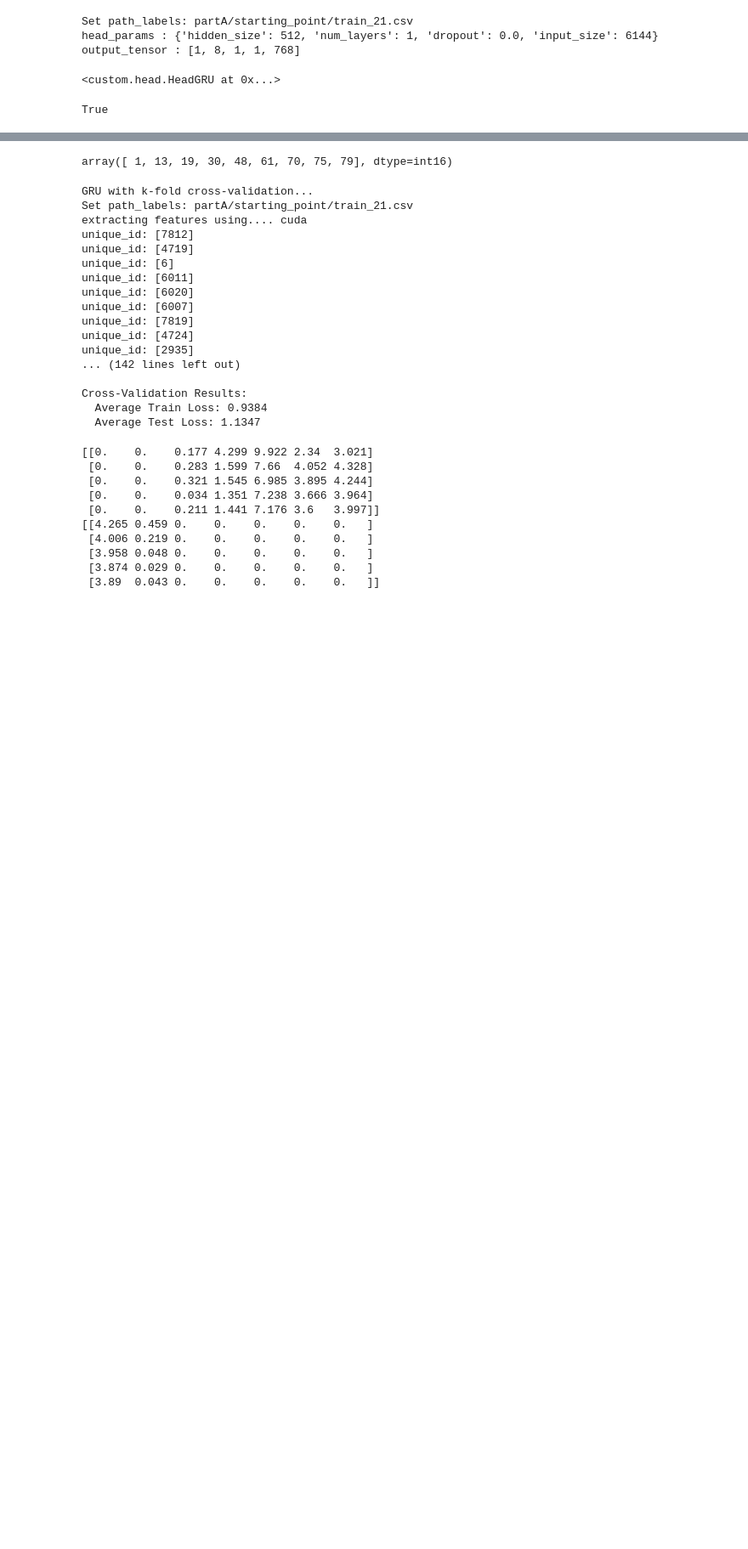
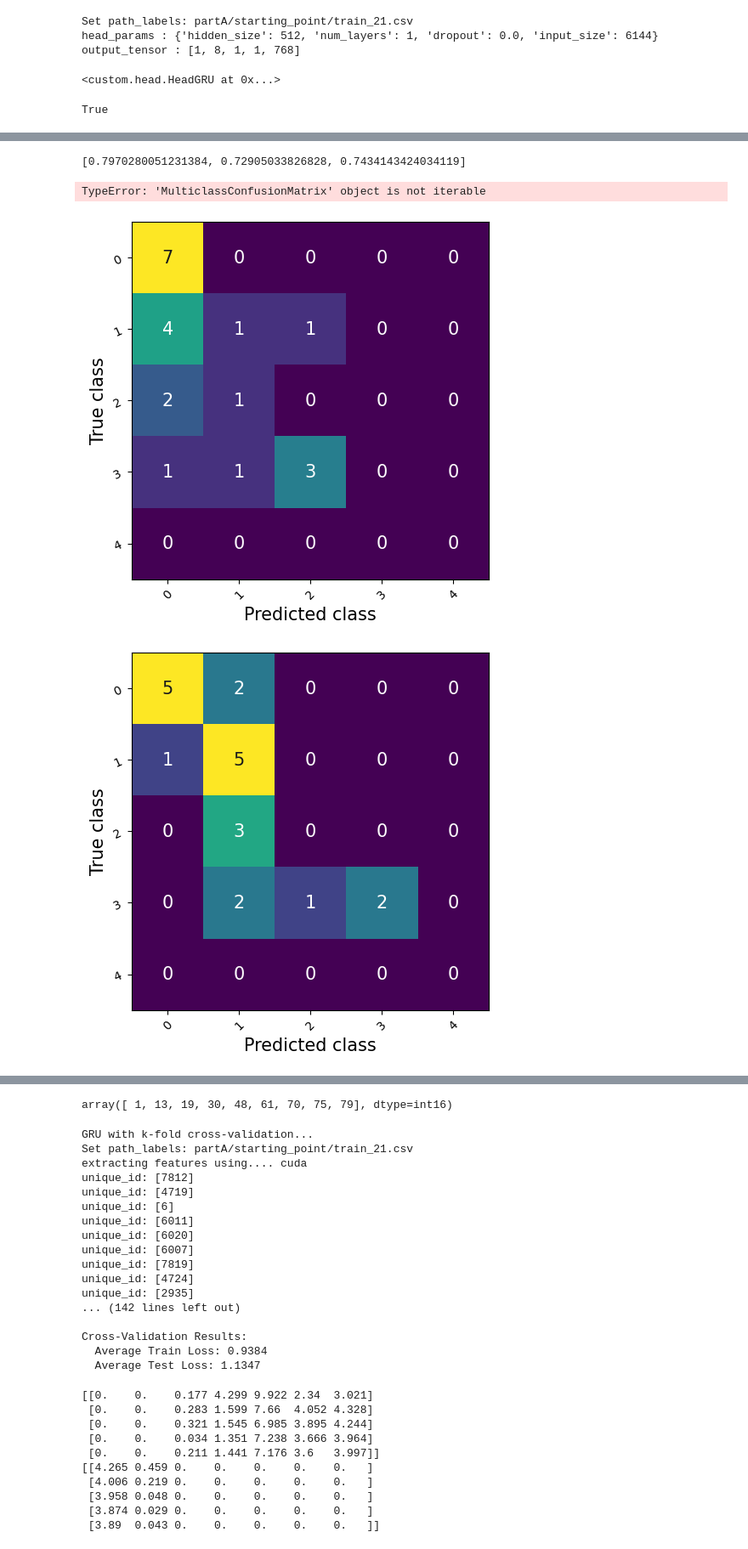
Before and after one commit to villifCoder559/PainAssessmentVideo, a Jupyter notebook: test.ipynb, the cells around one changed output, grey strips where cells are left out. Shown at 85% size. Drawn from its saved outputs; the diff is of its cells as text; code cells hidden in the pictures; blank space fills up the shorter version.

```diff
--- a/test.ipynb
+++ b/test.ipynb
@@ -205,0 +208,16 @@ mae_per_subject shape (9,)
+# %%
+results['test_losses']
+# %% [output]
+[0.7970280051231384, 0.72905033826828, 0.7434143424034119]
+# %%
+fig, ax = results['test_confusion_matricies'][0].plot()
+fig.suptitle(f'Train epochs_{0}')
+fig.savefig('confusion_matrix.png')
+# %% [output]
+TypeError: 'MulticlassConfusionMatrix' object is not iterable
+# %%
+for i in range(len(results['train_confusion_matricies'])):
+  results['train_confusion_matricies'][i].plot()
+# %% [output]
+[figure, added]
+[figure, added]
```
Also changed, not shown: parts of 5 cells of this notebook.
